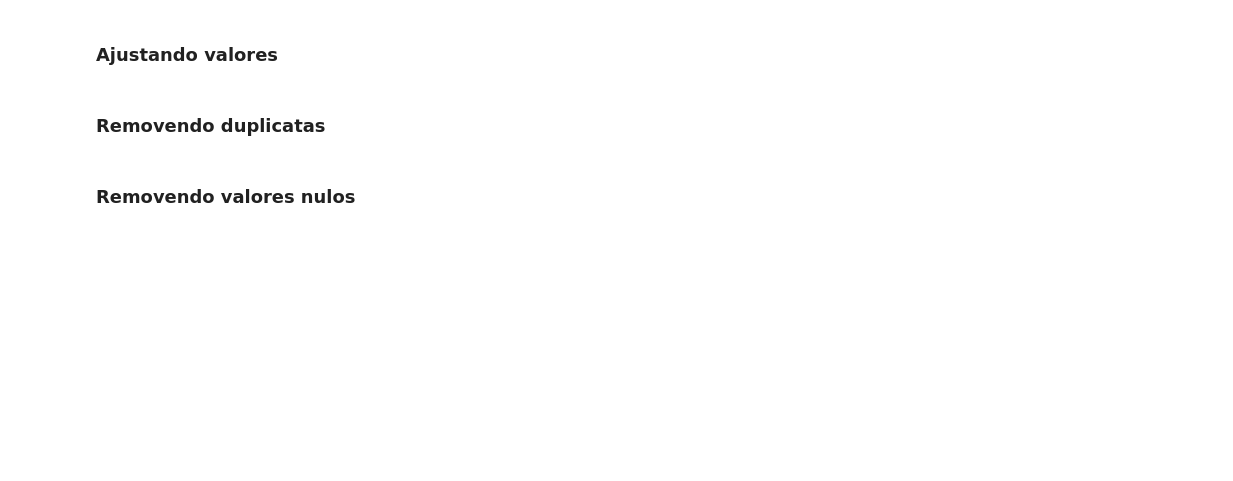
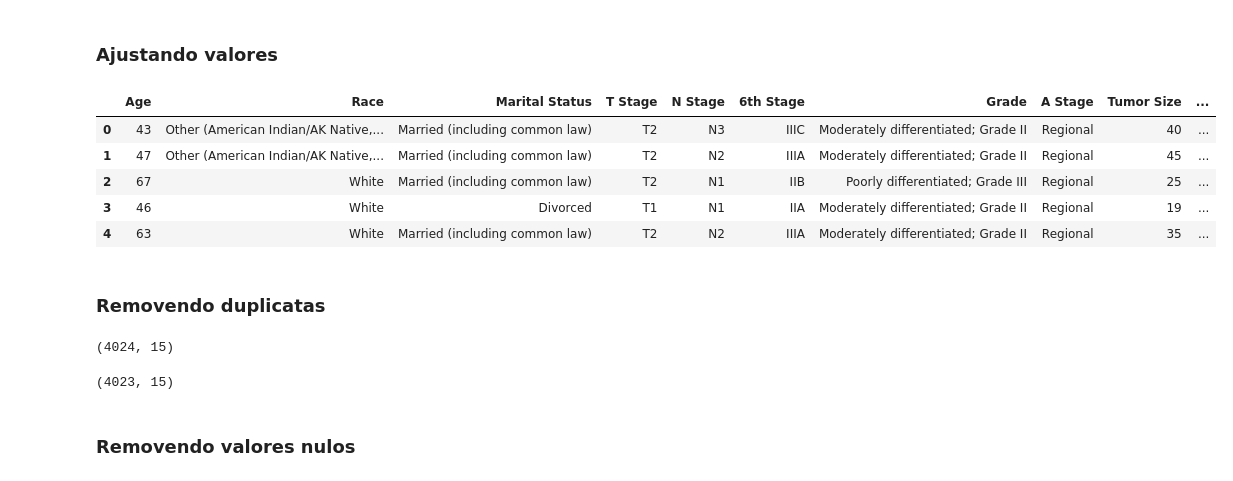
Before and after one commit to Raphael-Marchetti-Calciolari/projects-data-science-diseases-ieee-dataport, a Jupyter notebook: Projeto_Ciencia_de_Dados.ipynb, the cells around one changed output. Drawn from its saved outputs; the diff is of its cells as text; code cells hidden in the pictures; blank space fills up the shorter version.

```diff
--- a/Projeto_Ciencia_de_Dados.ipynb
+++ b/Projeto_Ciencia_de_Dados.ipynb
@@ -235,6 +430,26 @@ memory usage: 503.1+ KB
 # %% [markdown]
 ### Ajustando valores
+# %%
+breast_cancer_df = breast_cancer_df.drop(columns=['Unnamed: 3']).reset_index(drop=True)
+# %%
+breast_cancer_df.head()
+# %% [output]
+|  | Age | Race | Marital Status | T Stage | N Stage | 6th Stage | Grade | A Stage | Tumor Size | ... |
+| 0 | 43 | Other (American Indian/AK Native,... | Married (including common law) | T2 | N3 | IIIC | Moderately differentiated; Grade II | Regional | 40 | ... |
+| 1 | 47 | Other (American Indian/AK Native,... | Married (including common law) | T2 | N2 | IIIA | Moderately differentiated; Grade II | Regional | 45 | ... |
+| 2 | 67 | White | Married (including common law) | T2 | N1 | IIB | Poorly differentiated; Grade III | Regional | 25 | ... |
+| 3 | 46 | White | Divorced | T1 | N1 | IIA | Moderately differentiated; Grade II | Regional | 19 | ... |
+| 4 | 63 | White | Married (including common law) | T2 | N2 | IIIA | Moderately differentiated; Grade II | Regional | 35 | ... |
 # %% [markdown]
 ### Removendo duplicatas
+# %%
+breast_cancer_df.shape
+# %% [output]
+(4024, 15)
+# %%
+breast_cancer_df = breast_cancer_df.drop_duplicates()
+breast_cancer_df.shape # sem duplicatas
+# %% [output]
+(4023, 15)
 # %% [markdown]
 ### Removendo valores nulos
```
Also changed, not shown: parts of 25 cells of this notebook.
